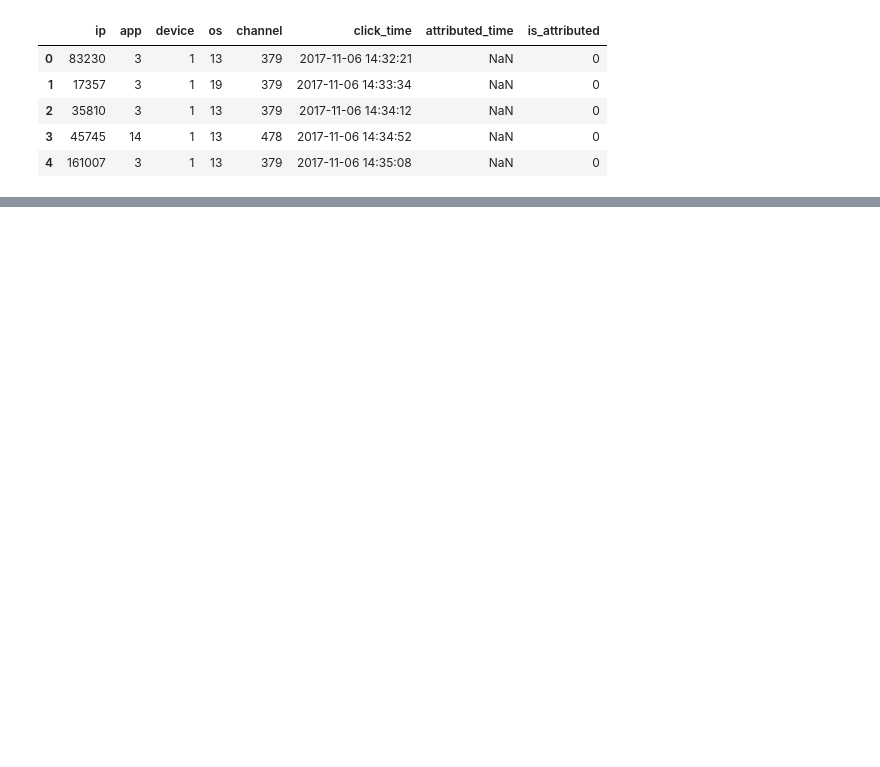
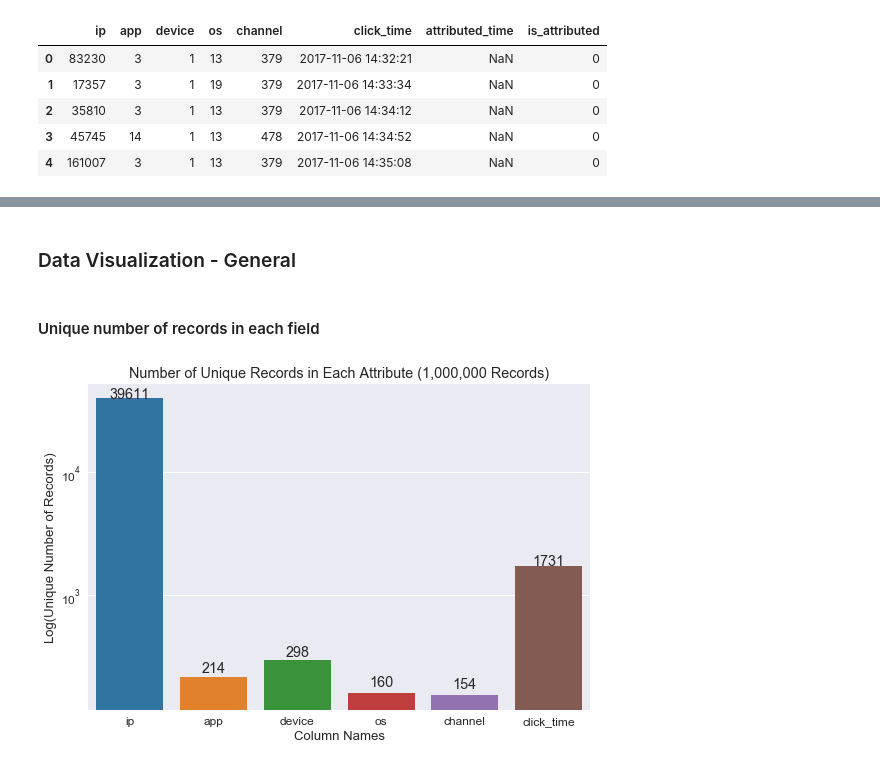
Before and after one commit to linicole/kaggle, a Jupyter notebook: TalkingData_AdTracking/data_preview.ipynb, the cells around one changed output, grey strips where cells are left out. Saved outputs shown, nothing was run; the diff lists cells and outputs as text; code cells hidden in the pictures; blank space fills up the shorter version.

Commit message:
more plots

```diff
--- a/TalkingData_AdTracking/data_preview.ipynb
+++ b/TalkingData_AdTracking/data_preview.ipynb
@@ -32,3 +44,5 @@ train.csv           7537.65 MB
 # %%
 df_train = pd.read_csv(data_dir + '/train.csv', nrows=1000000)
 df_test = pd.read_csv(data_dir + '/test.csv', nrows=1000000)
+# %%
+common_names = df_train.columns.intersection(df_test.columns).values
@@ -43,0 +90,24 @@ df_train.head()
+# %% [markdown]
+### Data Visualization - General
+# %% [markdown]
+#### Unique number of records in each field
+# %%
+unique_count = [len(df_train[col].unique()) for col in common_names]
+
+plt.figure(figsize=(9,6))
+sns.set(font_scale=1.2)
+ax = sns.barplot(x=common_names, y=unique_count, palette=pal, log=True)
+ax.set(xlabel="Column Names",
+       ylabel="Log(Unique Number of Records)",
+       title="Number of Unique Records in Each Attribute (1,000,000 Records)")
+
+for p, uniq in zip(ax.patches, unique_count):
+    height = p.get_height()
+    ax.text(p.get_x() + p.get_width()/2,
+            p.get_height() + 20,
+            uniq,
+            ha="center")
+
+plt.show();
+# %% [output]
+[figure, added]
```
Also changed, not shown: parts of 28 cells of this notebook.
